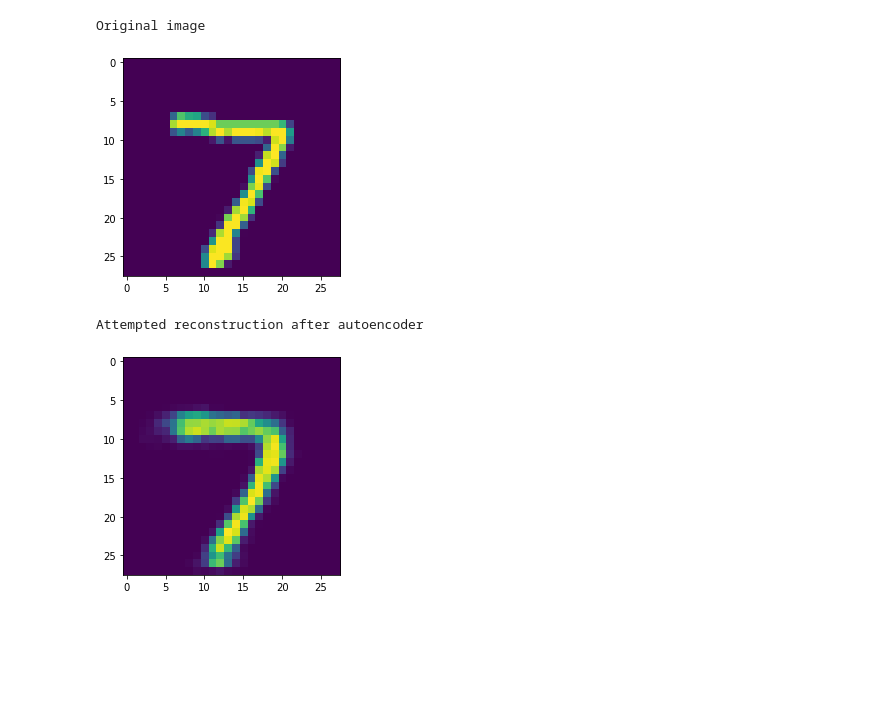
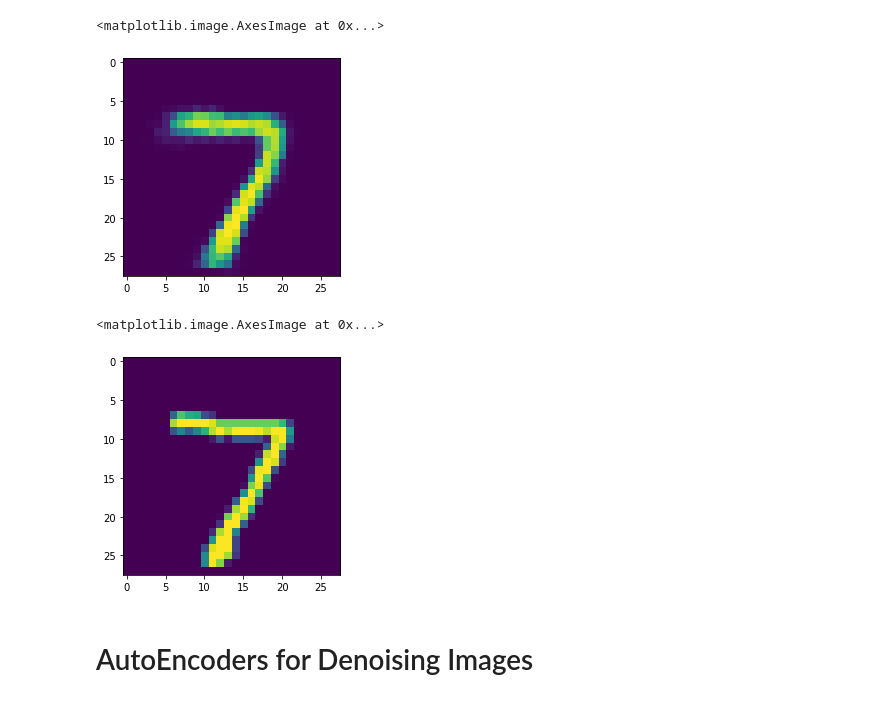
Before and after one commit to freshq99/Colab, a Jupyter notebook: AutoencoderNoiseReduction.ipynb, the cells around one changed output. Cells and saved outputs as stored; diff of their text form; code cells hidden in the pictures; blank space fills up the shorter version.

```diff
--- a/AutoencoderNoiseReduction.ipynb
+++ b/AutoencoderNoiseReduction.ipynb
@@ -101,8 +45,6 @@ autoencoder = Sequential([encoder, decoder])
 # %%
-autoencoder.compile(loss='binary_crossentropy',
-                    optimizer=SGD(lr=1.5),
-                    metrics=['accuracy']) #uso binaria perchè serve solo sapere se inout e output sono uguali
+autoencoder = Sequential([encoder, decoder])
+autoencoder.compile(loss="binary_crossentropy",optimizer=SGD(lr=1.5),metrics=['accuracy'])
 # %%
-autoencoder.fit(X_train, X_train, epochs=5,
-                validation_data=[X_test, X_test])
+autoencoder.fit(X_train, X_train, epochs=5,validation_data=[X_test, X_test])
 # %% [output]
@@ -122,19 +63,14 @@ Epoch 5/5
 # %%
 passed_images = autoencoder.predict(X_test[:10])
-# %%
-n = 0
-
-print("Original image")
-plt.imshow(X_test[n])
-plt.show()
-print("Attempted reconstruction after autoencoder")
-plt.imshow(passed_images[n])
-plt.show()
-
-#Sono passato da 784 dimensioni a 25, per poi ritornare a 784, ma l'autoencoder
-#ha fatto tutto con 25 features.
-# %% [output]
-Original image
-[figure, removed]
-Attempted reconstruction after autoencoder
-[figure, removed]
+# %%
+plt.imshow(passed_images[0])
+# %% [output]
+<matplotlib.image.AxesImage at 0x...>
+[figure, added]
+# %%
+plt.imshow(X_test[0])
+# %% [output]
+<matplotlib.image.AxesImage at 0x...>
+[figure, added]
+# %% [markdown]
+# AutoEncoders for Denoising Images
```
Also changed, not shown: parts of 33 cells of this notebook.
